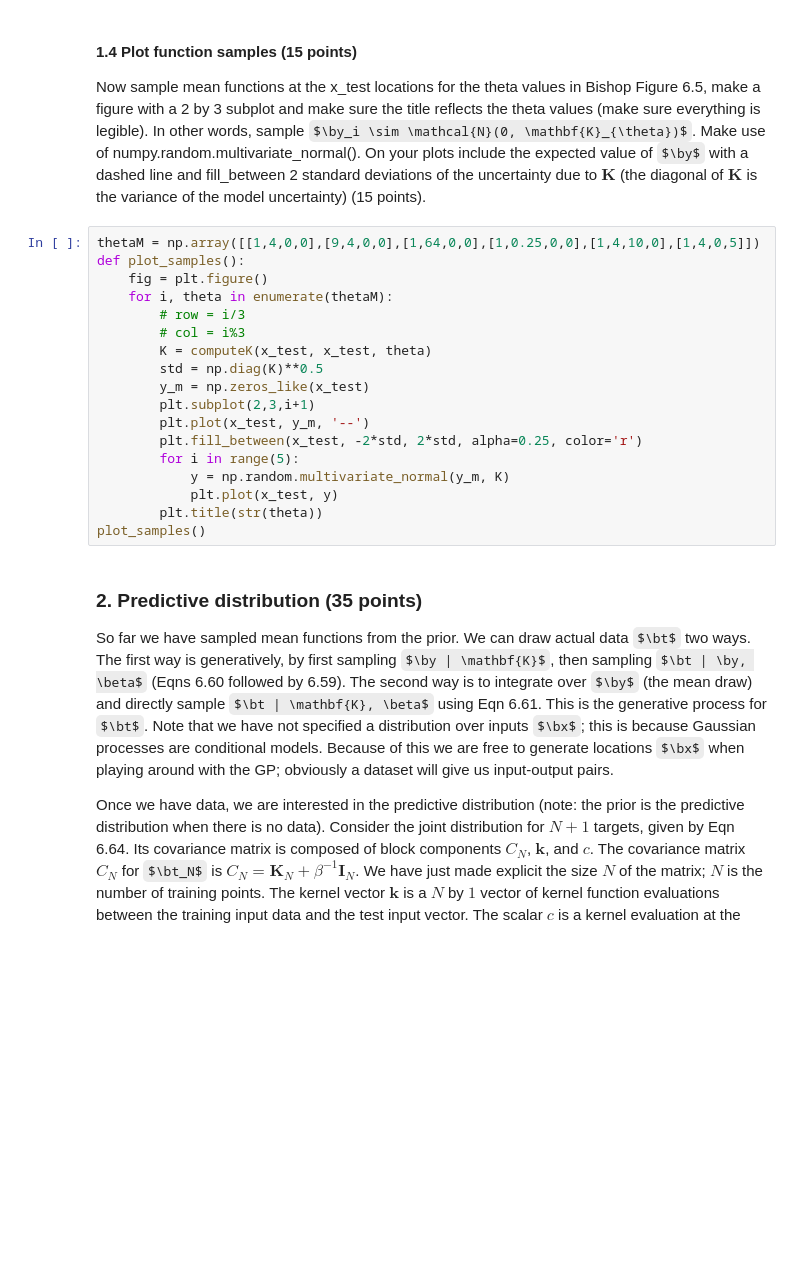
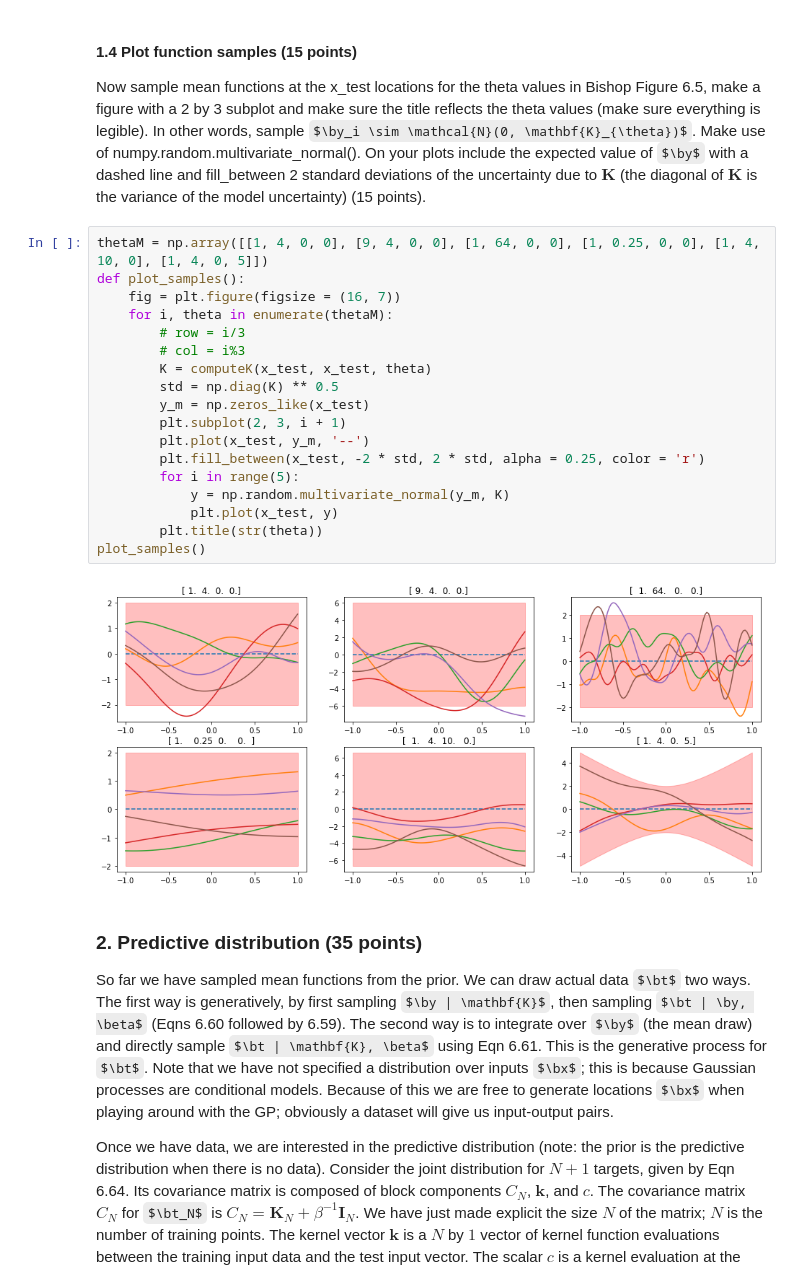
Before and after one commit to jamie0725/Machine-Learning-1, a Jupyter notebook: 12046477_12161381_lab3.ipynb, the cells around one changed output. Cells and saved outputs as stored; diff of their text form; some formulas as TeX source; blank space fills up the shorter version.

```diff
--- a/12046477_12161381_lab3.ipynb
+++ b/12046477_12161381_lab3.ipynb
@@ -185,23 +189,25 @@ assert K.shape == (len(x1), len(x2)), "the shape of K is incorrect"
 #### 1.4 Plot function samples (15 points)
 Now sample mean functions at the x_test locations for the theta values in Bishop Figure 6.5, make a figure with a 2 by 3 subplot and make sure the title reflects the theta values (make sure everything is legible).  In other words, sample $\by_i \sim \mathcal{N}(0, \mathbf{K}_{\theta})$.  Make use of numpy.random.multivariate_normal().  On your plots include the expected value of $\by$ with a dashed line and fill_between 2 standard deviations of the uncertainty due to $\mathbf{K}$ (the diagonal of $\mathbf{K}$ is the variance of the model uncertainty) (15 points).
 # %%
-thetaM = np.array([[1,4,0,0],[9,4,0,0],[1,64,0,0],[1,0.25,0,0],[1,4,10,0],[1,4,0,5]])
+thetaM = np.array([[1, 4, 0, 0], [9, 4, 0, 0], [1, 64, 0, 0], [1, 0.25, 0, 0], [1, 4, 10, 0], [1, 4, 0, 5]])
 def plot_samples():
-    fig = plt.figure()
+    fig = plt.figure(figsize = (16, 7))
     for i, theta in enumerate(thetaM):
         # row = i/3
         # col = i%3
         K = computeK(x_test, x_test, theta)
-        std = np.diag(K)**0.5
+        std = np.diag(K) ** 0.5
         y_m = np.zeros_like(x_test)
-        plt.subplot(2,3,i+1)
+        plt.subplot(2, 3, i + 1)
         plt.plot(x_test, y_m, '--')
-        plt.fill_between(x_test, -2*std, 2*std, alpha=0.25, color='r')
+        plt.fill_between(x_test, -2 * std, 2 * std, alpha = 0.25, color = 'r')
         for i in range(5):
             y = np.random.multivariate_normal(y_m, K)
             plt.plot(x_test, y)
         plt.title(str(theta))
 plot_samples()
+# %% [output]
+[figure, added]
 # %% [markdown]
 ### 2. Predictive distribution (35 points)
 So far we have sampled mean functions from the prior.  We can draw actual data $\bt$ two ways.  The first way is generatively, by first sampling $\by | \mathbf{K}$, then sampling $\bt | \by, \beta$ (Eqns 6.60 followed by 6.59).  The second way is to integrate over $\by$ (the mean draw) and directly sample $\bt | \mathbf{K}, \beta$ using Eqn 6.61.    This is the generative process for $\bt$.  Note that we have not specified a distribution over inputs $\bx$;  this is because Gaussian processes are conditional models.  Because of this we are free to generate locations $\bx$ when playing around with the GP; obviously a dataset will give us input-output pairs.
```
Also changed, not shown: parts of 15 cells of this notebook.
